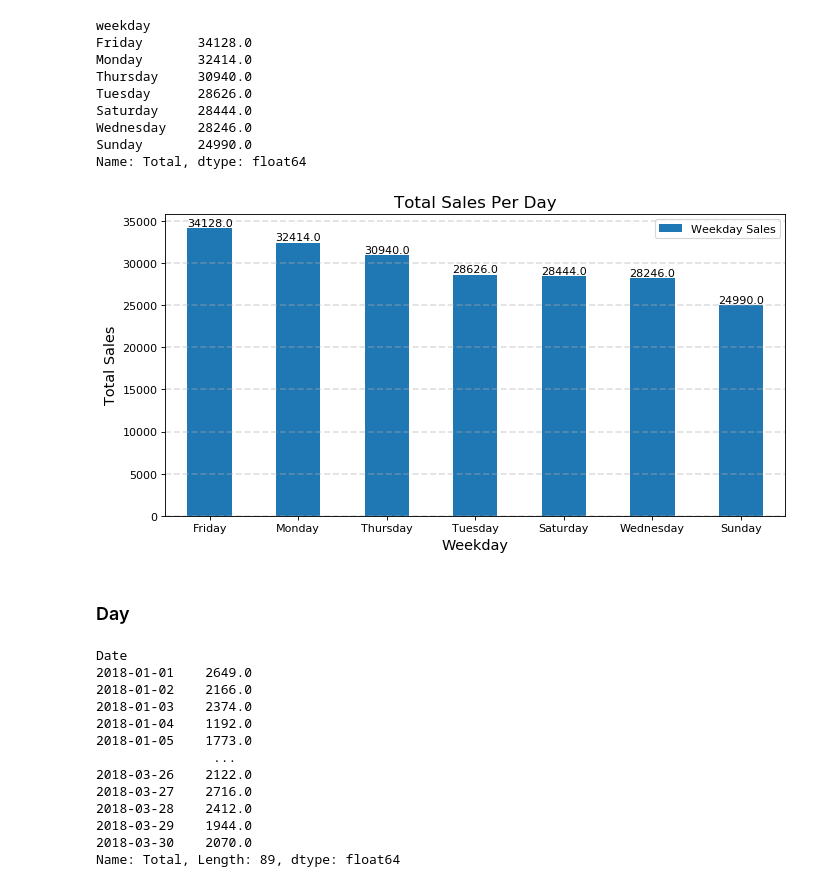
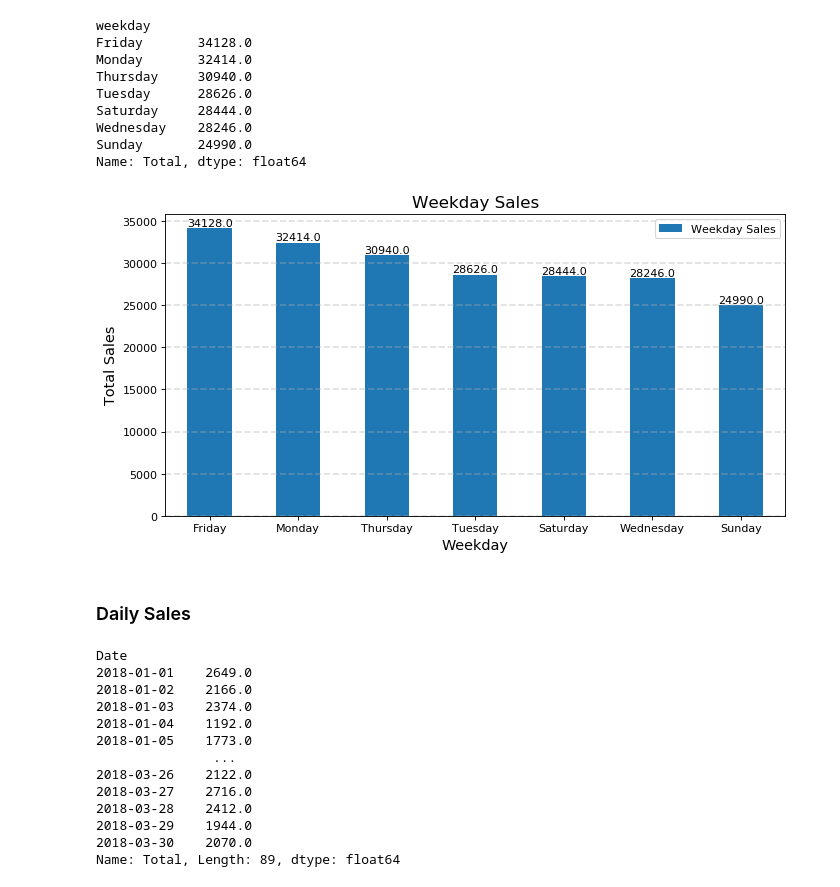
Before and after one commit to FreedomVAce/Supermarket_Analysis, a Jupyter notebook: Supermarket_Analysis.ipynb, the cells around one changed output. Cells and saved outputs as stored; diff of their text form; code cells hidden in the pictures.

```diff
--- a/Supermarket_Analysis.ipynb
+++ b/Supermarket_Analysis.ipynb
@@ -249,25 +250,25 @@ Name: Total, dtype: float64
 # %%
 plt.figure(figsize = (10,5),dpi = 80)
 
 week_sale.plot(kind = 'bar', label = 'Weekday Sales')
 
 plt.xlabel('Weekday', fontsize = 13)
 plt.ylabel('Total Sales', fontsize = 13)
 
 plt.xticks(rotation=0,fontsize=10)
 
 for a,b in zip(range(len(week_sale.index)),week_sale.values):
     plt.text(a,b,b,ha="center",va="bottom",fontsize=10)
 
 
 plt.legend(loc='best')
 plt.grid(alpha=0.4,axis="y",linestyle="--",linewidth=1.5)
-plt.title("Total Sales Per Day",fontsize=15)
+plt.title("Weekday Sales",fontsize=15)
 plt.show()
 # %% [output]
-[figure, old version]
+[figure, new version]
-# %% [markdown]
-### Day
+# %% [markdown]
+### Daily Sales
 # %%
 day_sale = market.groupby(by = market.index)['Total'].sum()
 day_sale = day_sale.sort_index(ascending = True)
```
Also changed, not shown: parts of 11 cells of this notebook.
